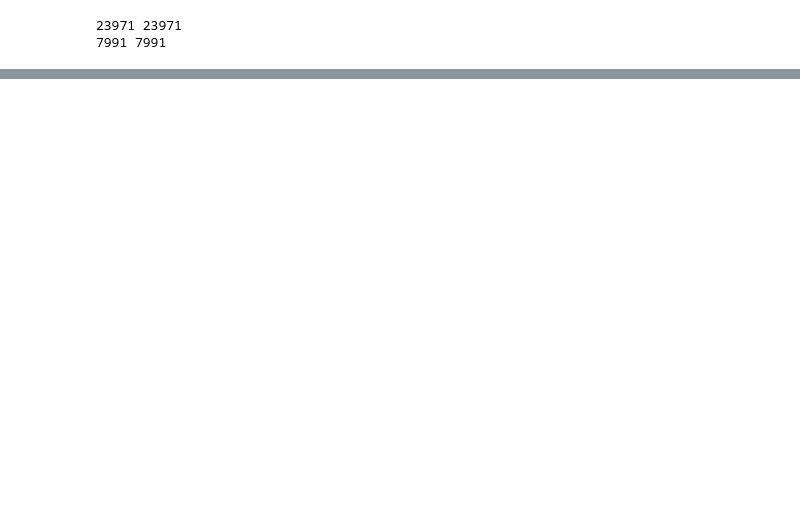
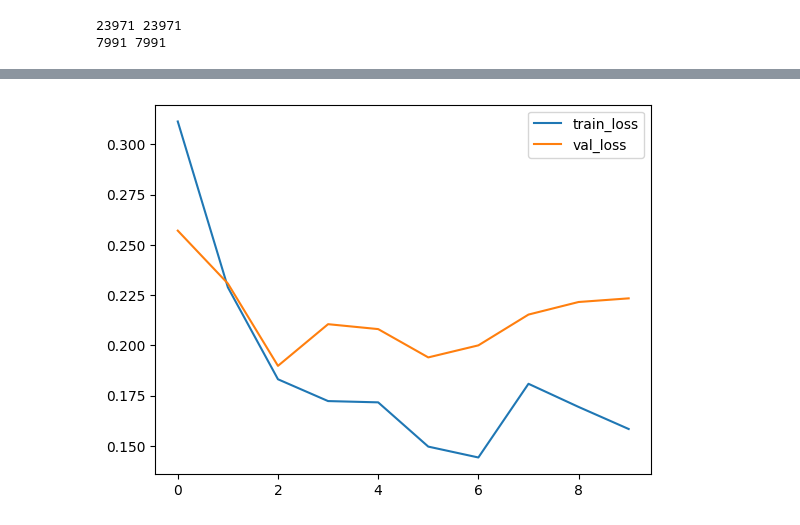
Before and after one commit to hemanthreddyyanamala/Deep_Learning, a Jupyter notebook: NLP_MINI_PROJ/Hate_Tweets.ipynb, the cells around one changed output, grey strips where cells are left out. Saved outputs shown, nothing was run; the diff lists cells and outputs as text; code cells hidden in the pictures; blank space fills up the shorter version.

```diff
--- a/NLP_MINI_PROJ/Hate_Tweets.ipynb
+++ b/NLP_MINI_PROJ/Hate_Tweets.ipynb
@@ -277,3 +300,10 @@ print(confusion_matrix(y_test,res))
+# %%
+plt.plot(history.history['loss'],label='train_loss')
+plt.plot(history.history['val_loss'],label='val_loss')
+plt.legend()
+plt.show()
+# %% [output]
+[figure, added]
 # %%
 import pickle
 with open('tokenizer.pickle', 'wb') as handle:
```
Also changed, not shown: parts of 15 cells of this notebook, 1 other file.
